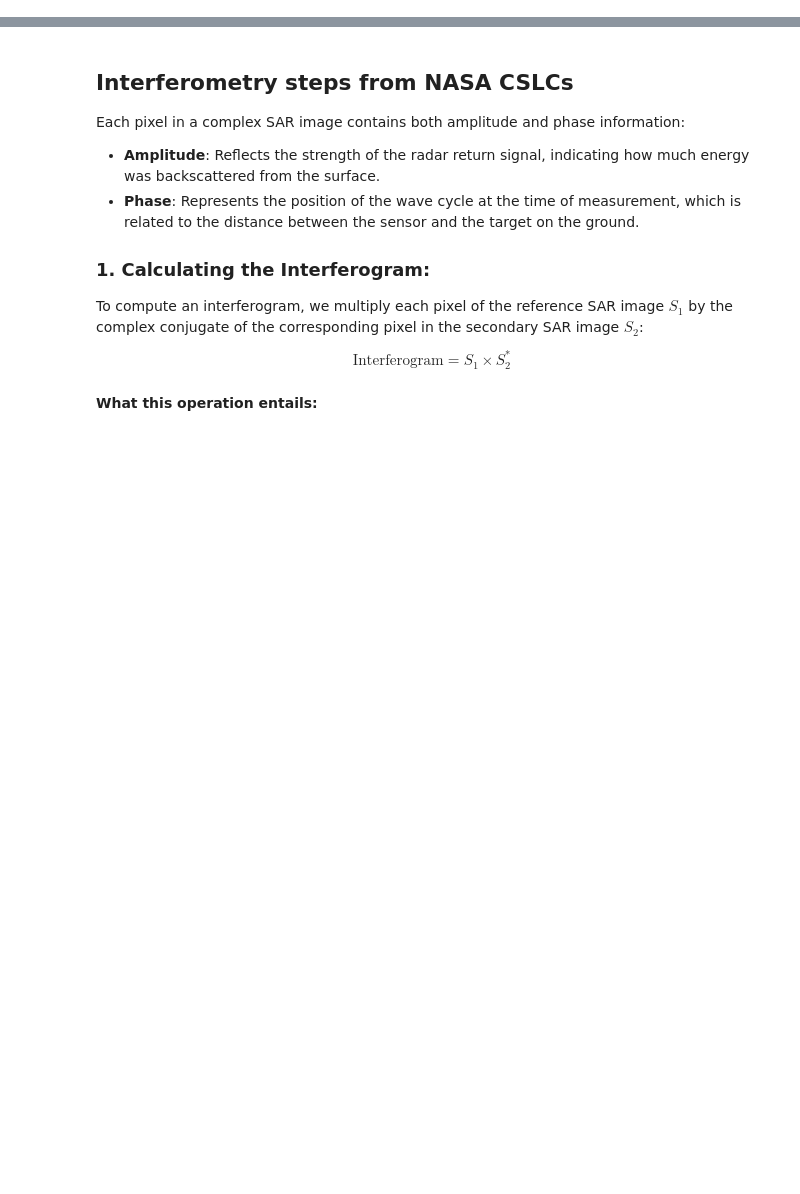
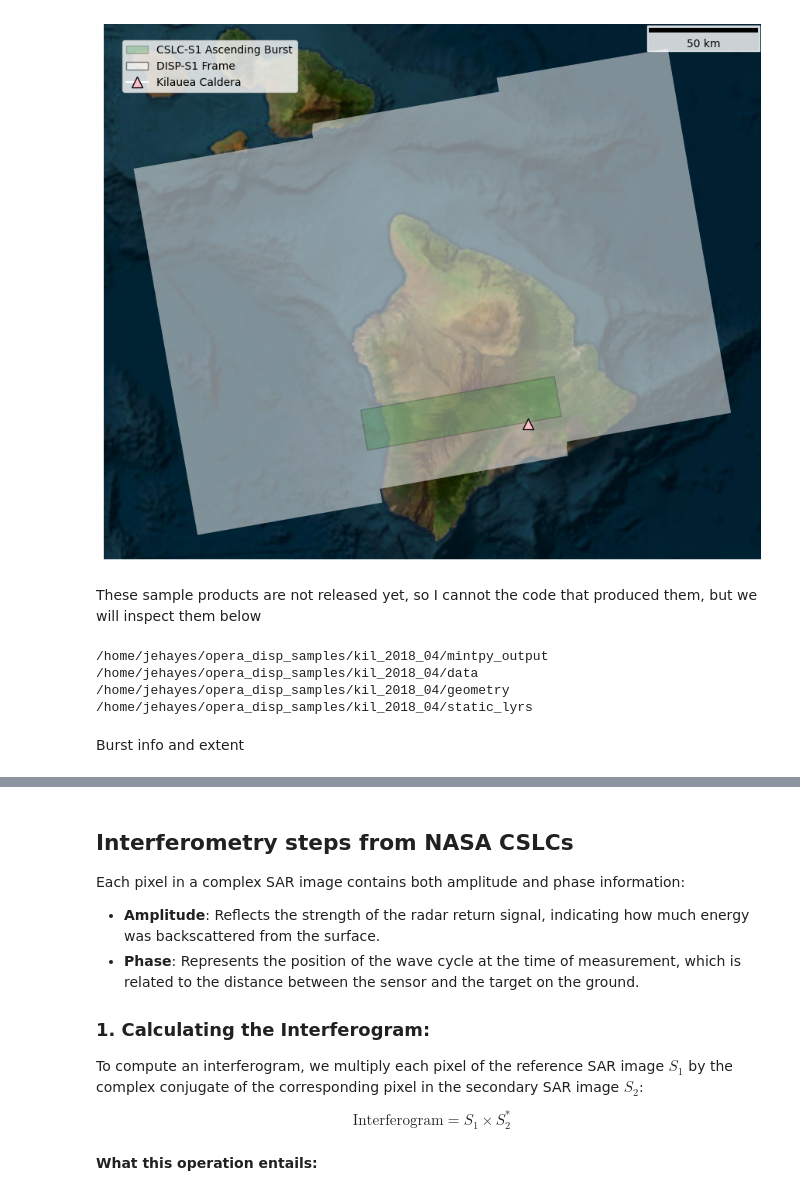
Before and after one commit to Jack-Hayes/sar_dump, a Jupyter notebook: comp_disp_samples.ipynb, the cells around one changed output, grey strips where cells are left out. Saved outputs shown, nothing was run; the diff lists cells and outputs as text; code cells hidden in the pictures; blank space fills up the shorter version.

```diff
--- a/comp_disp_samples.ipynb
+++ b/comp_disp_samples.ipynb
@@ -34,0 +179,60 @@ import h5py
+# %%
+asc_sample_footprint = get_burst_footprint(fn_static_asc)
+if asc_sample_footprint:
+    gf_asc_static = gpd.GeoDataFrame(
+        {'orbit': [asc_sample_footprint['orbit']]},
+        geometry=[asc_sample_footprint['geometry']],
+        crs='EPSG:4326'
+    ) # footprints are stored in 4326
+    gf_asc_static = gf_asc_static.to_crs(asc_sample_footprint['crs'])
+# %%
+f, ax = plt.subplots(figsize=(14, 7),layout='constrained')
+
+asc_patch = Patch(facecolor='green', edgecolor='black', alpha=0.2, label='CSLC-S1 Ascending Burst')
+
+gf_frame.plot(ax=ax, color="white", alpha=0.5)
+gf_asc_static.plot(ax=ax, facecolor='green', edgecolor='black', alpha=0.2)
+
+ax.scatter(kilauea_x, kilauea_y,
+           marker='^',
+           s=100,
+           color='pink',
+           edgecolor='black',
+           zorder=10,
+           label='Kilauea Caldera')
+
+ctx.add_basemap(ax=ax, crs=gf_asc.crs,
+                source=ctx.providers.Esri.WorldImagery,
+                attribution=False)
+
+legend = ax.legend(handles=[asc_patch, frame_patch,
+                           plt.Line2D([0], [0], marker='^', color='w', markerfacecolor='pink',
+                                     markeredgecolor='black', markersize=10, label='Kilauea Caldera')],
+                  loc='upper left',
+                  bbox_to_anchor=(0.02, 0.98),
+                  framealpha=0.8,
+                  facecolor='white',
+                  fontsize=10)
+
+scalebar = ScaleBar(1, "m", box_alpha=0.8, location='upper right')
+ax.add_artist(scalebar)
+
+ax.set(xticks=[], yticks=[],
+       xlabel="", ylabel="",
+       frame_on=False);
+# %% [output]
+[figure, added]
+# %% [markdown]
+These sample products are not released yet, so I cannot the code that produced them, but we will inspect them below
+# %%
+dir_base = Path('/home/jehayes/opera_disp_samples/kil_2018_04')
+for item in dir_base.iterdir():
+    if item.is_dir():
+        print(item)
+# %% [output]
+/home/jehayes/opera_disp_samples/kil_2018_04/mintpy_output
+/home/jehayes/opera_disp_samples/kil_2018_04/data
+/home/jehayes/opera_disp_samples/kil_2018_04/geometry
+/home/jehayes/opera_disp_samples/kil_2018_04/static_lyrs
+# %% [markdown]
+Burst info and extent
```
Also changed, not shown: parts of 30 cells of this notebook.
